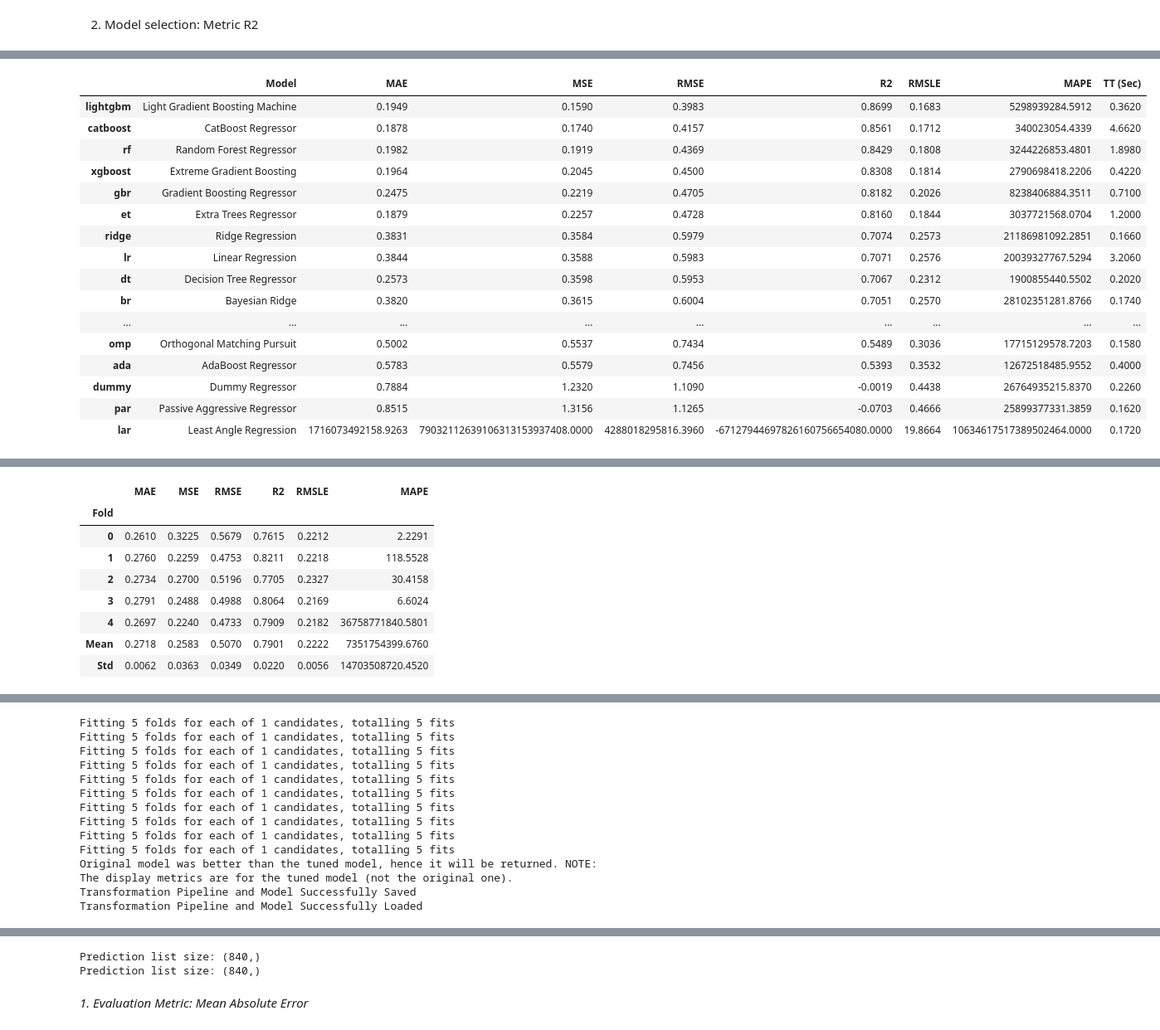
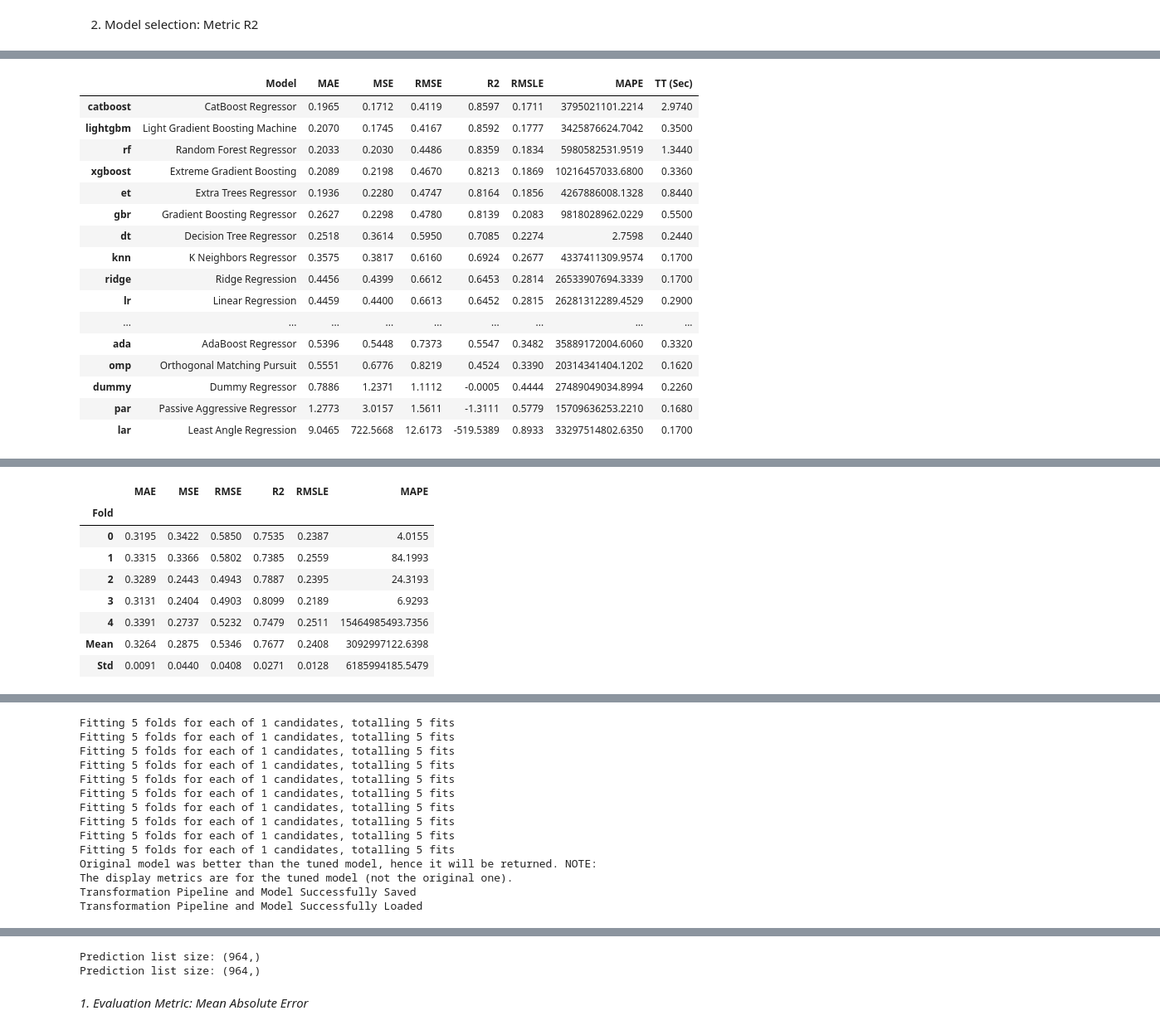
Before and after one commit to submerged-in-matrix/materials-ml-projects-, a Jupyter notebook: Projects/P_2_Formation_Energy_Prediction/notebook/P_2_Formation_Energy.ipynb, the cells around one changed output, grey strips where cells are left out. Shown at 83% size. Drawn from its saved outputs; the diff is of its cells as text; code cells hidden in the pictures.

```diff
--- a/Projects/P_2_Formation_Energy_Prediction/notebook/P_2_Formation_Energy.ipynb
+++ b/Projects/P_2_Formation_Energy_Prediction/notebook/P_2_Formation_Energy.ipynb
@@ -197,3 +185,17 @@ crystal_system_trigonal           bool
 Length: 147, dtype: object
 cleaned dataset size for model training and validation: (4200, 147)
 cleaned Unseen dataset size: (278, 147)
+# %%
+# Save the last 278 rows as unseen data
+model_data_clean = pd.read_csv("model_data_all_featurized_curated.csv")
+unseen_data = model_data_clean.tail(278)
+model_data_clean = model_data_clean.iloc[:-278]  # saves the rest for model training and optimization
+
+# Reset index for both datasets
+model_data_clean.reset_index(drop=True, inplace=True)
+unseen_data.reset_index(drop=True, inplace=True)
+
+# Double-check dtypes
+print(model_data_clean.dtypes)
+print( "cleaned dataset size for model training and validation:", model_data_clean.shape)
+print( "cleaned Unseen dataset size:", unseen_data.shape)
@@ -311,10 +440,10 @@ regression_setup = setup(
     target='target',
     session_id=123,
     fold=5,
-    train_size=0.8,
+    train_size=0.7705398109856391, # Initial assumption was 0.8
     n_jobs=-1,
     remove_multicollinearity=True,
-    multicollinearity_threshold=0.9,
+    multicollinearity_threshold=0.784608376760703, # Initial assumption was 0.9
     verbose=False,
     #remove_outliers=True,
     #outliers_threshold=0.05
@@ -325,60 +454,60 @@ best_model = compare_models(sort='R2', n_select=3)
 # Save R2 leaderboard
 leaderboard_r2 = pull()[['Model', 'R2', 'MAE']].head(3)
 
 tuned_model = tune_model(best_model[0], optimize='R2', search_library='scikit-optimize')
 final_model = finalize_model(tuned_model)
 
 # Save : final_model used the metric R2.
 save_model(final_model, 'formation_energy_final_model')
 
 # Load the saved model
 model = load_model('formation_energy_final_model')
 
 # Retrieve holdout set
 X_test = get_config('X_test')
 y_test = get_config('y_test')
 X_train = get_config('X_train')
 y_train = get_config('y_train')
 
 
 # Get predictions using the final model
 predictions_df = predict_model(model, data=X_test)
 
 # The predictions are in the 'Label' column
 y_pred = predictions_df['prediction_label']
 y_pred.head()
 print("Prediction list size:",  y_pred.shape)
 print("Prediction list size:",  y_test.shape)
 # %% [output]
 [interactive output not drawn]
 |  | Model | MAE | MSE | RMSE | R2 | RMSLE | MAPE | TT (Sec) |
-| lightgbm | Light Gradient Boosting Machine | 0.1949 | 0.1590 | 0.3983 | 0.8699 | 0.1683 | 5298939284.5912 | 0.3620 |
-| catboost | CatBoost Regressor | 0.1878 | 0.1740 | 0.4157 | 0.8561 | 0.1712 | 340023054.4339 | 4.6620 |
-| rf | Random Forest Regressor | 0.1982 | 0.1919 | 0.4369 | 0.8429 | 0.1808 | 3244226853.4801 | 1.8980 |
-| xgboost | Extreme Gradient Boosting | 0.1964 | 0.2045 | 0.4500 | 0.8308 | 0.1814 | 2790698418.2206 | 0.4220 |
-| gbr | Gradient Boosting Regressor | 0.2475 | 0.2219 | 0.4705 | 0.8182 | 0.2026 | 8238406884.3511 | 0.7100 |
-| et | Extra Trees Regressor | 0.1879 | 0.2257 | 0.4728 | 0.8160 | 0.1844 | 3037721568.0704 | 1.2000 |
-| ridge | Ridge Regression | 0.3831 | 0.3584 | 0.5979 | 0.7074 | 0.2573 | 21186981092.2851 | 0.1660 |
-| lr | Linear Regression | 0.3844 | 0.3588 | 0.5983 | 0.7071 | 0.2576 | 20039327767.5294 | 3.2060 |
-| dt | Decision Tree Regressor | 0.2573 | 0.3598 | 0.5953 | 0.7067 | 0.2312 | 1900855440.5502 | 0.2020 |
-| br | Bayesian Ridge | 0.3820 | 0.3615 | 0.6004 | 0.7051 | 0.2570 | 28102351281.8766 | 0.1740 |
+| catboost | CatBoost Regressor | 0.1965 | 0.1712 | 0.4119 | 0.8597 | 0.1711 | 3795021101.2214 | 2.9740 |
+| lightgbm | Light Gradient Boosting Machine | 0.2070 | 0.1745 | 0.4167 | 0.8592 | 0.1777 | 3425876624.7042 | 0.3500 |
+| rf | Random Forest Regressor | 0.2033 | 0.2030 | 0.4486 | 0.8359 | 0.1834 | 5980582531.9519 | 1.3440 |
+| xgboost | Extreme Gradient Boosting | 0.2089 | 0.2198 | 0.4670 | 0.8213 | 0.1869 | 10216457033.6800 | 0.3360 |
+| et | Extra Trees Regressor | 0.1936 | 0.2280 | 0.4747 | 0.8164 | 0.1856 | 4267886008.1328 | 0.8440 |
+| gbr | Gradient Boosting Regressor | 0.2627 | 0.2298 | 0.4780 | 0.8139 | 0.2083 | 9818028962.0229 | 0.5500 |
+| dt | Decision Tree Regressor | 0.2518 | 0.3614 | 0.5950 | 0.7085 | 0.2274 | 2.7598 | 0.2440 |
+| knn | K Neighbors Regressor | 0.3575 | 0.3817 | 0.6160 | 0.6924 | 0.2677 | 4337411309.9574 | 0.1700 |
+| ridge | Ridge Regression | 0.4456 | 0.4399 | 0.6612 | 0.6453 | 0.2814 | 26533907694.3339 | 0.1700 |
+| lr | Linear Regression | 0.4459 | 0.4400 | 0.6613 | 0.6452 | 0.2815 | 26281312289.4529 | 0.2900 |
 | ... | ... | ... | ... | ... | ... | ... | ... | ... |
-| omp | Orthogonal Matching Pursuit | 0.5002 | 0.5537 | 0.7434 | 0.5489 | 0.3036 | 17715129578.7203 | 0.1580 |
-| ada | AdaBoost Regressor | 0.5783 | 0.5579 | 0.7456 | 0.5393 | 0.3532 | 12672518485.9552 | 0.4000 |
-| dummy | Dummy Regressor | 0.7884 | 1.2320 | 1.1090 | -0.0019 | 0.4438 | 26764935215.8370 | 0.2260 |
-| par | Passive Aggressive Regressor | 0.8515 | 1.3156 | 1.1265 | -0.0703 | 0.4666 | 25899377331.3859 | 0.1620 |
-| lar | Least Angle Regression | 1716073492158.9263 | 79032112639106313153937408.0000 | 4288018295816.3960 | -67127944697826160756654080.0000 | 19.8664 | 10634617517389502464.0000 | 0.1720 |
+| ada | AdaBoost Regressor | 0.5396 | 0.5448 | 0.7373 | 0.5547 | 0.3482 | 35889172004.6060 | 0.3320 |
+| omp | Orthogonal Matching Pursuit | 0.5551 | 0.6776 | 0.8219 | 0.4524 | 0.3390 | 20314341404.1202 | 0.1620 |
+| dummy | Dummy Regressor | 0.7886 | 1.2371 | 1.1112 | -0.0005 | 0.4444 | 27489049034.8994 | 0.2260 |
+| par | Passive Aggressive Regressor | 1.2773 | 3.0157 | 1.5611 | -1.3111 | 0.5779 | 15709636253.2210 | 0.1680 |
+| lar | Least Angle Regression | 9.0465 | 722.5668 | 12.6173 | -519.5389 | 0.8933 | 33297514802.6350 | 0.1700 |
 [interactive output not drawn]
 [interactive output not drawn]
 |  | MAE | MSE | RMSE | R2 | RMSLE | MAPE |
 | Fold |  |  |  |  |  |  |
-| 0 | 0.2610 | 0.3225 | 0.5679 | 0.7615 | 0.2212 | 2.2291 |
-| 1 | 0.2760 | 0.2259 | 0.4753 | 0.8211 | 0.2218 | 118.5528 |
-| 2 | 0.2734 | 0.2700 | 0.5196 | 0.7705 | 0.2327 | 30.4158 |
-| 3 | 0.2791 | 0.2488 | 0.4988 | 0.8064 | 0.2169 | 6.6024 |
-| 4 | 0.2697 | 0.2240 | 0.4733 | 0.7909 | 0.2182 | 36758771840.5801 |
-| Mean | 0.2718 | 0.2583 | 0.5070 | 0.7901 | 0.2222 | 7351754399.6760 |
-| Std | 0.0062 | 0.0363 | 0.0349 | 0.0220 | 0.0056 | 14703508720.4520 |
+| 0 | 0.3195 | 0.3422 | 0.5850 | 0.7535 | 0.2387 | 4.0155 |
+| 1 | 0.3315 | 0.3366 | 0.5802 | 0.7385 | 0.2559 | 84.1993 |
+| 2 | 0.3289 | 0.2443 | 0.4943 | 0.7887 | 0.2395 | 24.3193 |
+| 3 | 0.3131 | 0.2404 | 0.4903 | 0.8099 | 0.2189 | 6.9293 |
+| 4 | 0.3391 | 0.2737 | 0.5232 | 0.7479 | 0.2511 | 15464985493.7356 |
+| Mean | 0.3264 | 0.2875 | 0.5346 | 0.7677 | 0.2408 | 3092997122.6398 |
+| Std | 0.0091 | 0.0440 | 0.0408 | 0.0271 | 0.0128 | 6185994185.5479 |
 [interactive output not drawn]
 Fitting 5 folds for each of 1 candidates, totalling 5 fits
 Fitting 5 folds for each of 1 candidates, totalling 5 fits
@@ -394,8 +523,8 @@ Original model was better than the tuned model, hence it will be returned. NOTE:
 Transformation Pipeline and Model Successfully Saved
 Transformation Pipeline and Model Successfully Loaded
 [interactive output not drawn]
-Prediction list size: (840,)
-Prediction list size: (840,)
+Prediction list size: (964,)
+Prediction list size: (964,)
 # %% [markdown]
 *1. Evaluation Metric: Mean Absolute Error*
 # %%
```
Also changed, not shown: parts of 17 cells of this notebook, 23 other files.
